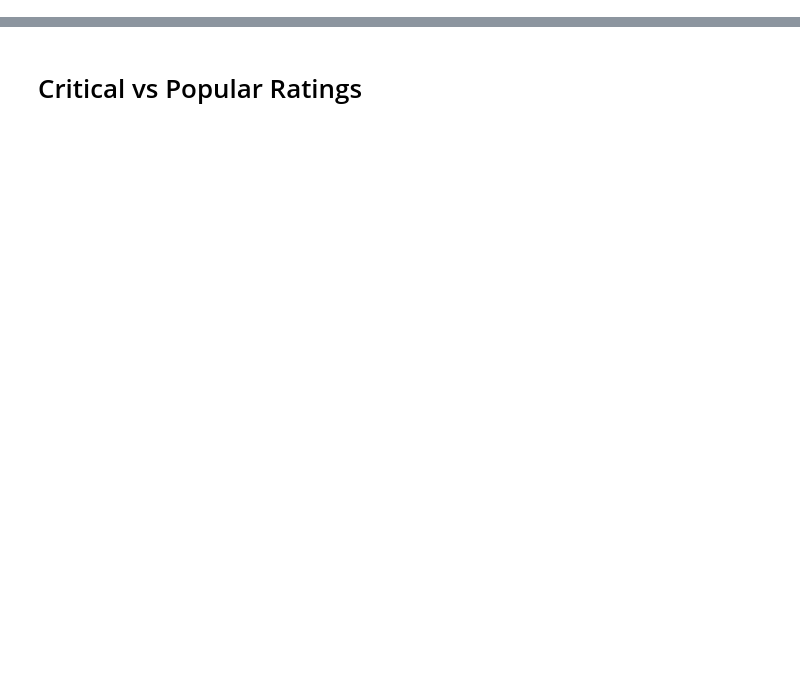
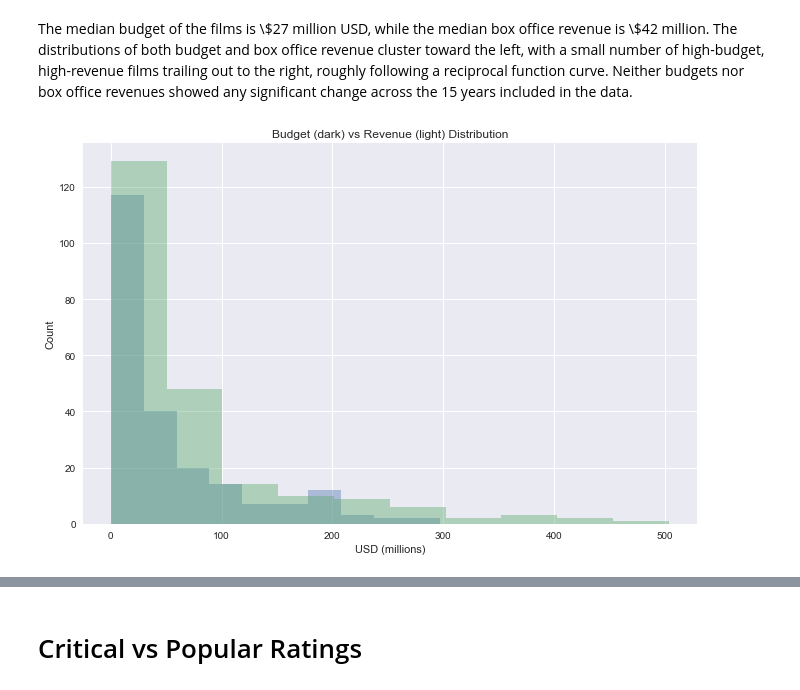
Before and after one commit to gqfiddler/movieRatings, a Jupyter notebook: Critical vs Popular Movie Ratings.ipynb, the cells around one changed output, grey strips where cells are left out. Saved outputs shown, nothing was run; the diff lists cells and outputs as text; code cells hidden in the pictures; blank space fills up the shorter version.

```diff
--- a/Critical vs Popular Movie Ratings.ipynb
+++ b/Critical vs Popular Movie Ratings.ipynb
@@ -24,0 +26,28 @@ movies_df.head()
+# %%
+# upload and merge datasets
+movies_df = pd.read_csv("moviesData.csv")
+movies_basic_metadata_df = pd.read_csv("movies_basic_metadata.csv")
+movies_df = movies_df.merge(movies_basic_metadata_df.drop_duplicates("title"), how="inner", left_on="Titles", right_on="title")
+
+# tweak titles and scaling for ease of use
+movies_df.rename(columns = {"Titles":"Title"}, inplace=True)
+# rescale IMDb fan rating to match other aggregated ratings, which are out of 100
+movies_df["IMDb"] *= 10
+# convert budget to int (it's stored as a string for some reason)
+movies_df.budget = movies_df.budget.astype(int)
+
+# convert budget and BoxOffice to 2016 USD using data from usinflationalcalculator.com
+inflation_dict = {2002:1.33, 2003:1.30 , 2004:1.26 , 2005:1.22 , 2006:1.19 , 2007:1.15 , 2008:1.11 , 2009:1.11 ,
+              2010:1.10 , 2011:1.06 , 2012:1.04 , 2013:1.03 , 2014:1.01 , 2015:1.01, 2016:1.0 }
+movies_df["budget"] = [inflation_dict[movies_df["Year"][i]] * movies_df["budget"][i] for i in range(len(movies_df))]
+movies_df["BoxOffice"] = [inflation_dict[movies_df["Year"][i]] * movies_df["BoxOffice"][i] for i in range(len(movies_df))]
+# convert budget and BoxOffice to millions
+movies_df["budget"] /= 10**6
+movies_df["BoxOffice"] /= 10**6
+
+# create a composite fan rating column from the two fan ratings columns
+movies_df["allFans"] = (movies_df["IMDb"] + movies_df["RTFan"])/2
+# create a composite critic rating column from the two critic ratings columns
+movies_df["allCritics"] = (movies_df["RTCritic"] + movies_df["Metacritic"])/2
+
+movies_df.head()
@@ -53,0 +92,15 @@ plt.show()
+# %% [markdown]
+<p>The median budget of the films is \$27 million USD, while the median box office revenue is \$42 million.  The distributions of both budget and box office revenue cluster toward the left, with a small number of high-budget, high-revenue films trailing out to the right, roughly following a reciprocal function curve.  Neither budgets nor box office revenues showed any significant change across the 15 years included in the data.</p>
+# %%
+plt.figure(figsize=(11,7))
+# plt.subplot(1,2,1)
+plt.hist(movies_df["budget"], alpha=0.4)
+
+# plt.subplot(1,2,2)
+plt.hist(movies_df["BoxOffice"], alpha=0.4)
+plt.xlabel('USD (millions)')
+plt.ylabel('Count')
+plt.title('Budget (dark) vs Revenue (light) Distribution')
+plt.show()
+# %% [output]
+[figure, added]
```
Also changed, not shown: parts of 40 cells of this notebook, 5 other files.
